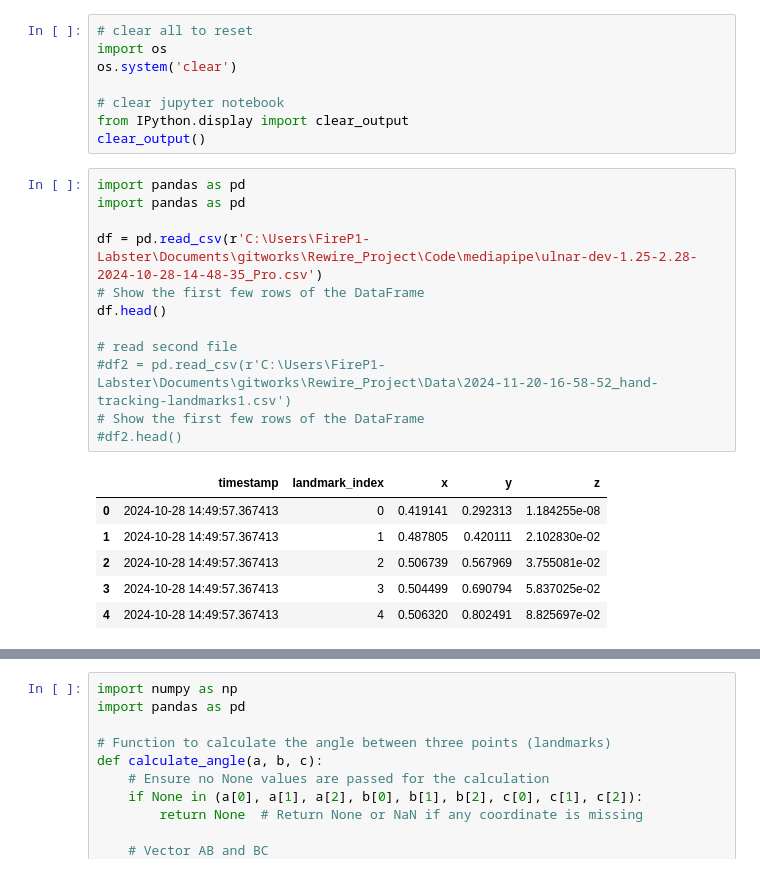
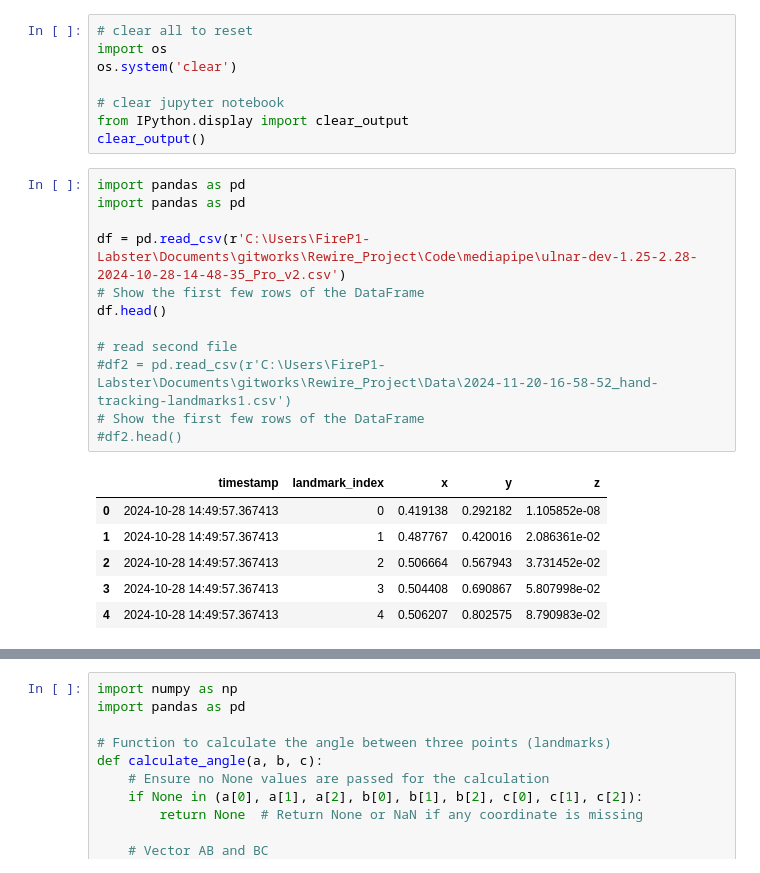
Before and after one commit to firmanserdana/Regrasp_Project, a Jupyter notebook: Code/mediapipe/stick_diagram.ipynb, the cells around one changed output, grey strips where cells are left out. Drawn from its saved outputs; the diff is of its cells as text.

```diff
--- a/Code/mediapipe/stick_diagram.ipynb
+++ b/Code/mediapipe/stick_diagram.ipynb
@@ -9,22 +9,22 @@ clear_output()
 # %%
 import pandas as pd
 import pandas as pd
 
-df = pd.read_csv(r'C:\Users\FireP1-Labster\Documents\gitworks\Rewire_Project\Code\mediapipe\ulnar-dev-1.25-2.28-2024-10-28-14-48-35_Pro.csv')
+df = pd.read_csv(r'C:\Users\FireP1-Labster\Documents\gitworks\Rewire_Project\Code\mediapipe\ulnar-dev-1.25-2.28-2024-10-28-14-48-35_Pro_v2.csv')
 # Show the first few rows of the DataFrame
 df.head()
 
 # read second file
 #df2 = pd.read_csv(r'C:\Users\FireP1-Labster\Documents\gitworks\Rewire_Project\Data\2024-11-20-16-58-52_hand-tracking-landmarks1.csv')
 # Show the first few rows of the DataFrame
 #df2.head()
 # %% [output]
 |  | timestamp | landmark_index | x | y | z |
-| 0 | 2024-10-28 14:49:57.367413 | 0 | 0.419141 | 0.292313 | 1.184255e-08 |
-| 1 | 2024-10-28 14:49:57.367413 | 1 | 0.487805 | 0.420111 | 2.102830e-02 |
-| 2 | 2024-10-28 14:49:57.367413 | 2 | 0.506739 | 0.567969 | 3.755081e-02 |
-| 3 | 2024-10-28 14:49:57.367413 | 3 | 0.504499 | 0.690794 | 5.837025e-02 |
-| 4 | 2024-10-28 14:49:57.367413 | 4 | 0.506320 | 0.802491 | 8.825697e-02 |
+| 0 | 2024-10-28 14:49:57.367413 | 0 | 0.419138 | 0.292182 | 1.105852e-08 |
+| 1 | 2024-10-28 14:49:57.367413 | 1 | 0.487767 | 0.420016 | 2.086361e-02 |
+| 2 | 2024-10-28 14:49:57.367413 | 2 | 0.506664 | 0.567943 | 3.731452e-02 |
+| 3 | 2024-10-28 14:49:57.367413 | 3 | 0.504408 | 0.690867 | 5.807998e-02 |
+| 4 | 2024-10-28 14:49:57.367413 | 4 | 0.506207 | 0.802575 | 8.790983e-02 |
 # %%
 # Group by timestamp to process each frame separately
 grouped_frames = df.groupby('timestamp')
```
Also changed, not shown: parts of 2 cells of this notebook.
